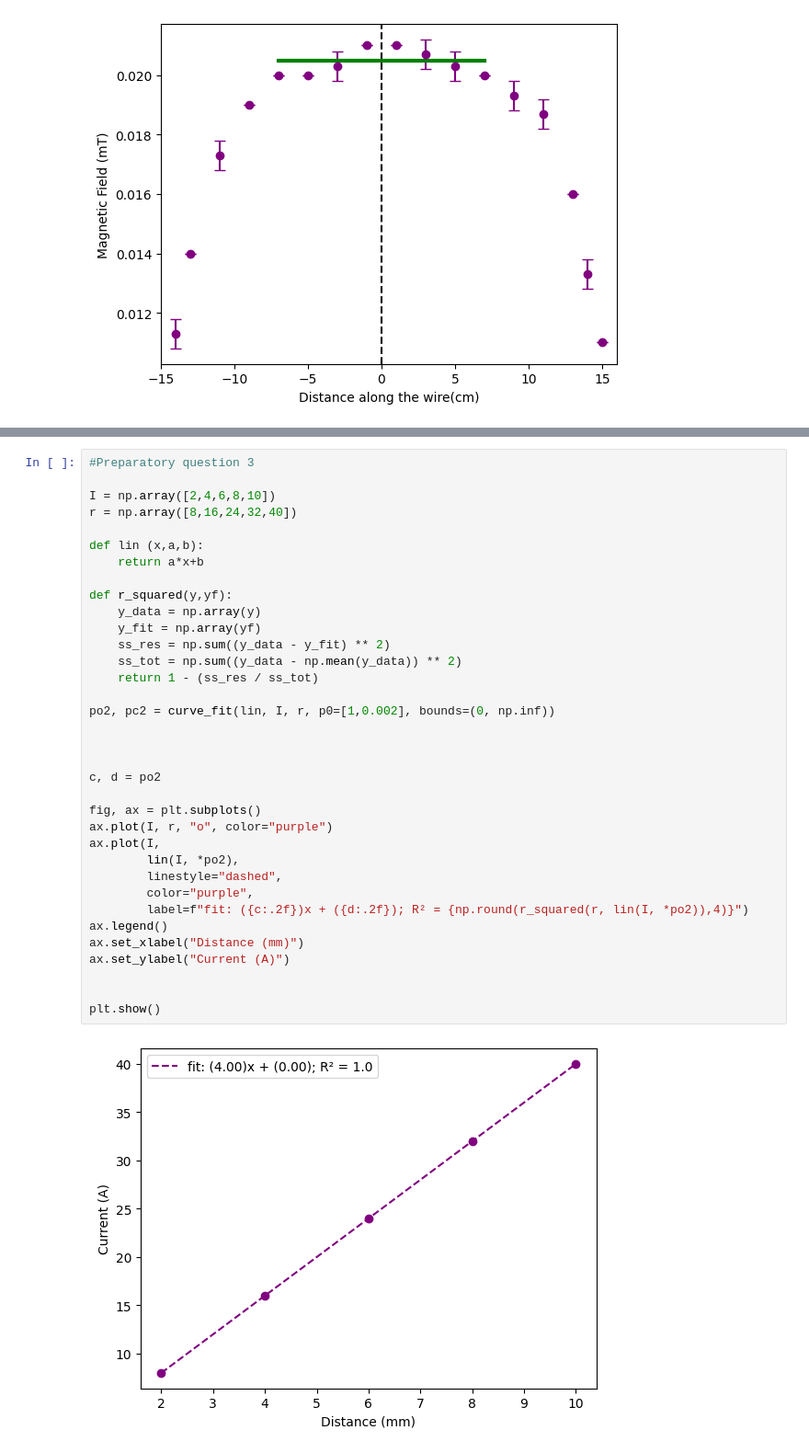
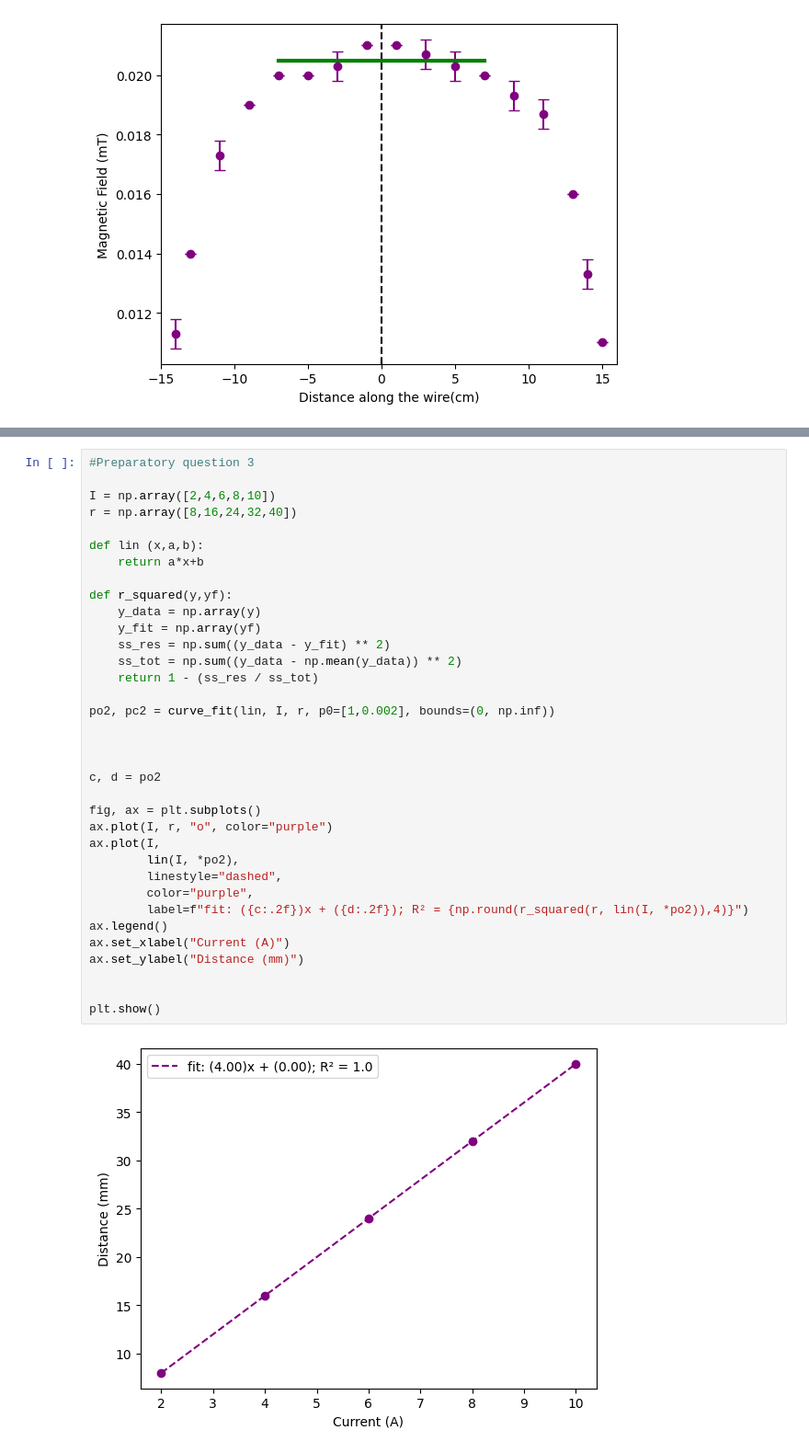
Before and after one commit to LiseKleinbekman/Bachelor-codes, a Jupyter notebook: Practical 2 figures.ipynb, the cells around one changed output, grey strips where cells are left out. Shown at 92% size. Cells and saved outputs as stored; diff of their text form.

```diff
--- a/Practical 2 figures.ipynb
+++ b/Practical 2 figures.ipynb
@@ -165,36 +162,36 @@ I = np.array([2,4,6,8,10])
 r = np.array([8,16,24,32,40])
 
 def lin (x,a,b):
     return a*x+b
 
 def r_squared(y,yf):
     y_data = np.array(y)
     y_fit = np.array(yf)
     ss_res = np.sum((y_data - y_fit) ** 2)
     ss_tot = np.sum((y_data - np.mean(y_data)) ** 2)
     return 1 - (ss_res / ss_tot)
 
 po2, pc2 = curve_fit(lin, I, r, p0=[1,0.002], bounds=(0, np.inf))
 
 
 
 c, d = po2
 
 fig, ax = plt.subplots()
 ax.plot(I, r, "o", color="purple")
 ax.plot(I,
         lin(I, *po2),
         linestyle="dashed",
         color="purple",
         label=f"fit: ({c:.2f})x + ({d:.2f}); R² = {np.round(r_squared(r, lin(I, *po2)),4)}")
 ax.legend()
-ax.set_xlabel("Distance (mm)")
-ax.set_ylabel("Current (A)")
+ax.set_xlabel("Current (A)")
+ax.set_ylabel("Distance (mm)")
 
 
 plt.show()
 # %% [output]
-[figure, old version]
+[figure, new version]
 # %%
 #Experiment 3 D & E
 
```
Also changed, not shown: parts of 3 cells of this notebook.
